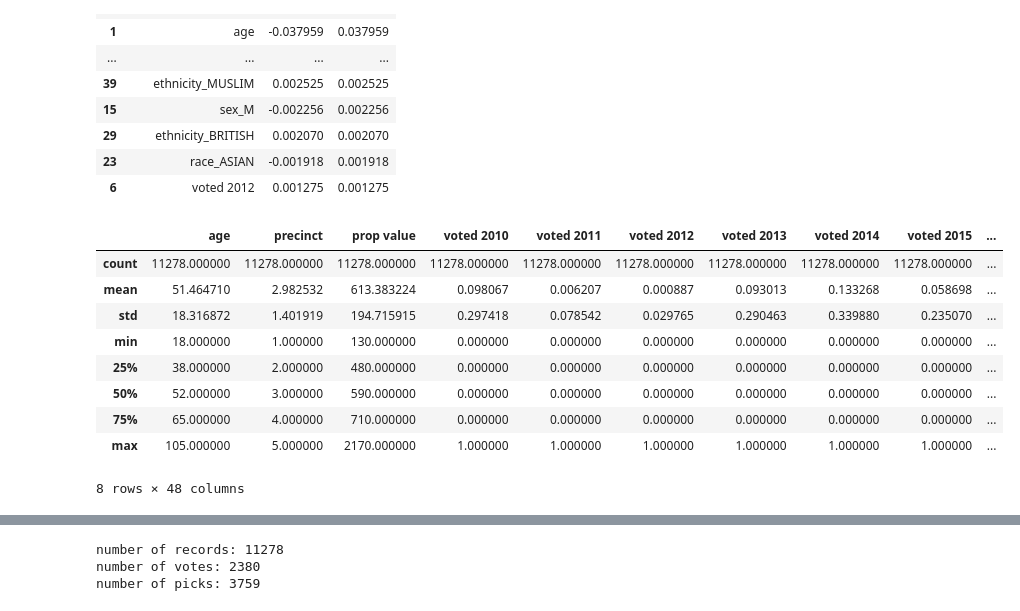
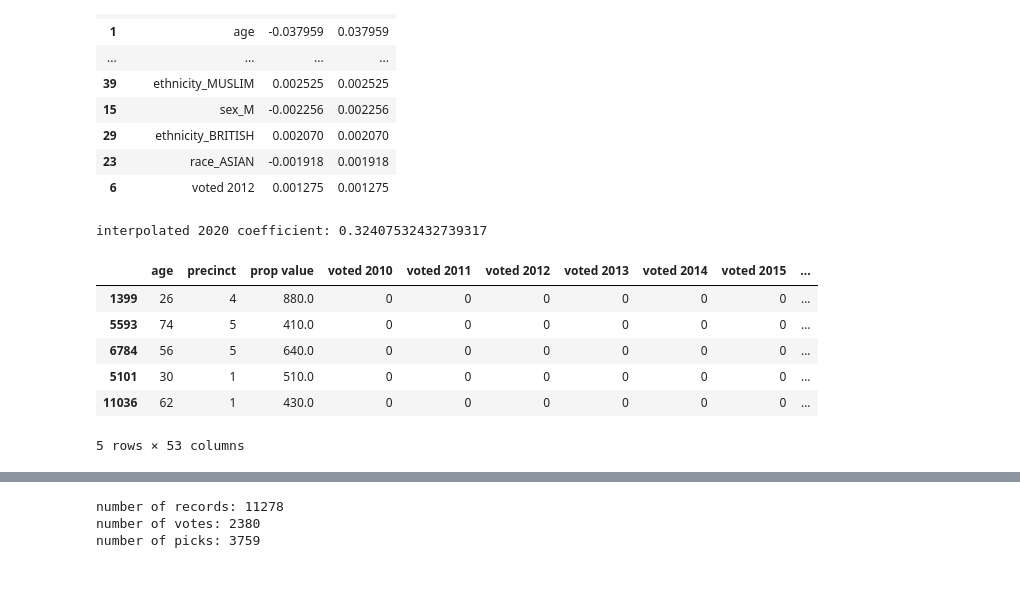
Before and after one commit to lajos/predict-voter-propensity-linear, a Jupyter notebook: linear regression.ipynb, the cells around one changed output, grey strips where cells are left out. Saved outputs shown, nothing was run; the diff lists cells and outputs as text; code cells hidden in the pictures; blank space fills up the shorter version.

```diff
--- a/linear regression.ipynb
+++ b/linear regression.ipynb
@@ -69,12 +70,14 @@ converting column to int: voted 2019
 converting column to int: voted 2020
 converting column to int: voted 2021
 # %%
-# create dummy columns for category columns
-# TODO: make it into a function
+# create dummy columns for category columns, save original columns
 category_columns = list(df.select_dtypes(include=['object']).columns)
+df_category_columns = pd.DataFrame()
 print(category_columns)
 for i in category_columns:
     print(f'creating dummies for category column: {i}')
+    # df_category_columns = pd.concat([df_category_columns, df[i]])
+    df_category_columns[i] = df[i]
     df = pd.concat([df.drop(i, axis=1),
                    pd.get_dummies(df[i], prefix=i, prefix_sep='_')],
                    axis=1)
@@ -246,53 +236,58 @@ df_c.style.bar(subset=['c'], color=[pal[3], pal[2]])
 | 29 | ethnicity_BRITISH | 0.002070 | 0.002070 |
 | 23 | race_ASIAN | -0.001918 | 0.001918 |
 | 6 | voted 2012 | 0.001275 | 0.001275 |
+# %%
+coef_0 = df_c['abs(c)'].iloc[0]
+coef_1 = df_c['abs(c)'].iloc[1]
+
+coef_2020 = coef_0 + (coef_0 - coef_1)
+
+print('interpolated 2020 coefficient:',coef_2020)
+# %% [output]
+interpolated 2020 coefficient: 0.32407532432739317
 # %%
 def concat_unindexed_column(df, c, name):
     '''
     INPUT:
     df - DataFrame to add column to
     c - unindexed column
     name - name for unindexed column
     OUTPUT:
     (df) with (c) column added as (name), retaining df indexes
 
     Concats an unindexed column (c) to a DataFrame (df), while maintinging
     indexes in (df). The new column will use the (name) provided.
     '''
 
     df = df.reset_index()
     df = pd.concat([df, pd.DataFrame(c, columns=[name])], axis=1)
     df.set_index('index', inplace=True)
     return df
 
 
+# add predictions to train and test sets
 df_train2 = concat_unindexed_column(df_train, y_train_preds, 'pred 2020')
 df_test2 = concat_unindexed_column(df_test, y_test_preds, 'pred 2020')
 
-# df_train2.columns
-
+# concat tran and test sets
 df_all = pd.concat([df_train2, df_test2])
 
-# df_all.columns
+# add original category columns
+df_all = pd.concat([df_all, df_category_columns], axis=1)
 
-# df_all.head()
+# calculate the 2021 precdictions
+df_all['pred 2021'] = df_all['pred 2020'] + df_all['voted 2020'] * coef_2020
 
-# # df_test = df_test.reset_index()
-# # df_test = pd.concat([df_test, pd.DataFrame(y_test_preds, columns=['pred 2020'])], axis=1)
-# # df_test.set_index('index', inplace=True)
+# normalize the 2021 predicion column
+df_all['pred 2021'] -= df_all['pred 2021'].min()
+df_all['pred 2021'] /= df_all['pred 2021'].max()
 
-df_all['pred 2021'] = df_all['pred 2020'] + df_all['voted 2020'] * 0.314
-
-
-df_all.describe()
+df_all.head()
 # %% [output]
 |  | age | precinct | prop value | voted 2010 | voted 2011 | voted 2012 | voted 2013 | voted 2014 | voted 2015 | ... |
-| count | 11278.000000 | 11278.000000 | 11278.000000 | 11278.000000 | 11278.000000 | 11278.000000 | 11278.000000 | 11278.000000 | 11278.000000 | ... |
-| mean | 51.464710 | 2.982532 | 613.383224 | 0.098067 | 0.006207 | 0.000887 | 0.093013 | 0.133268 | 0.058698 | ... |
-| std | 18.316872 | 1.401919 | 194.715915 | 0.297418 | 0.078542 | 0.029765 | 0.290463 | 0.339880 | 0.235070 | ... |
-| min | 18.000000 | 1.000000 | 130.000000 | 0.000000 | 0.000000 | 0.000000 | 0.000000 | 0.000000 | 0.000000 | ... |
-| 25% | 38.000000 | 2.000000 | 480.000000 | 0.000000 | 0.000000 | 0.000000 | 0.000000 | 0.000000 | 0.000000 | ... |
-| 50% | 52.000000 | 3.000000 | 590.000000 | 0.000000 | 0.000000 | 0.000000 | 0.000000 | 0.000000 | 0.000000 | ... |
-| 75% | 65.000000 | 4.000000 | 710.000000 | 0.000000 | 0.000000 | 0.000000 | 0.000000 | 0.000000 | 0.000000 | ... |
-| max | 105.000000 | 5.000000 | 2170.000000 | 1.000000 | 1.000000 | 1.000000 | 1.000000 | 1.000000 | 1.000000 | ... |
+| 1399 | 26 | 4 | 880.0 | 0 | 0 | 0 | 0 | 0 | 0 | ... |
+| 5593 | 74 | 5 | 410.0 | 0 | 0 | 0 | 0 | 0 | 0 | ... |
+| 6784 | 56 | 5 | 640.0 | 0 | 0 | 0 | 0 | 0 | 0 | ... |
+| 5101 | 30 | 1 | 510.0 | 0 | 0 | 0 | 0 | 0 | 0 | ... |
+| 11036 | 62 | 1 | 430.0 | 0 | 0 | 0 | 0 | 0 | 0 | ... |
-8 rows × 48 columns
+5 rows × 53 columns
```
Also changed, not shown: parts of 6 cells of this notebook.
